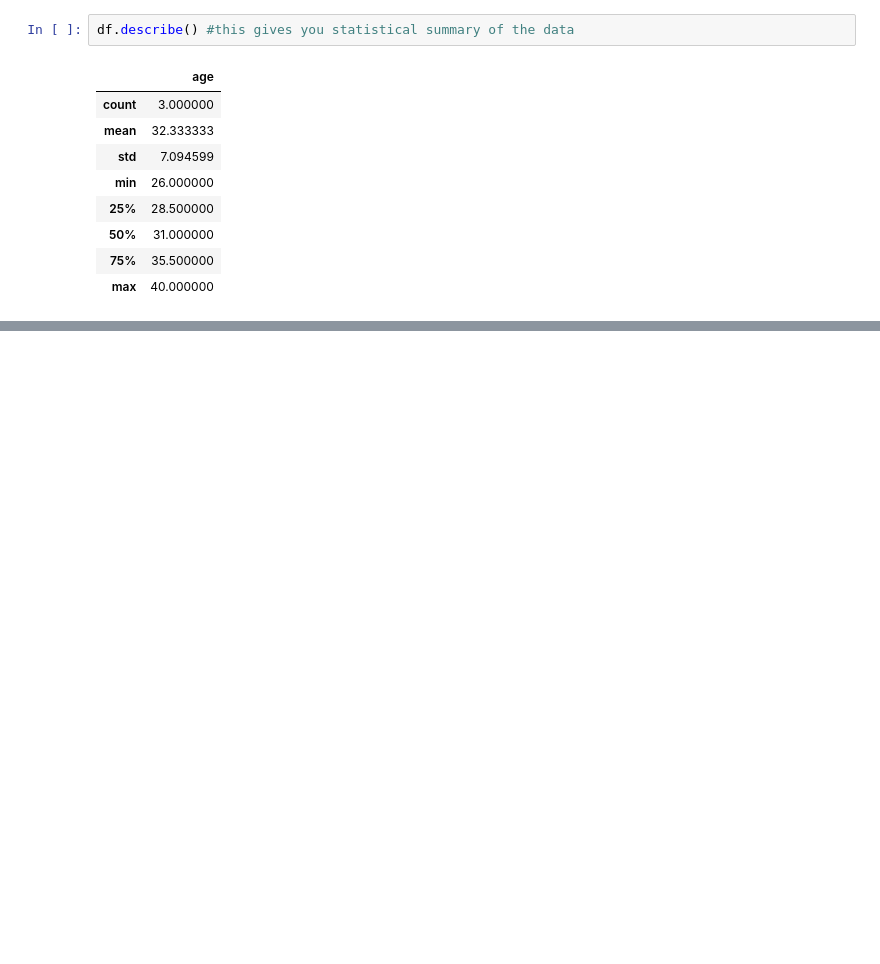
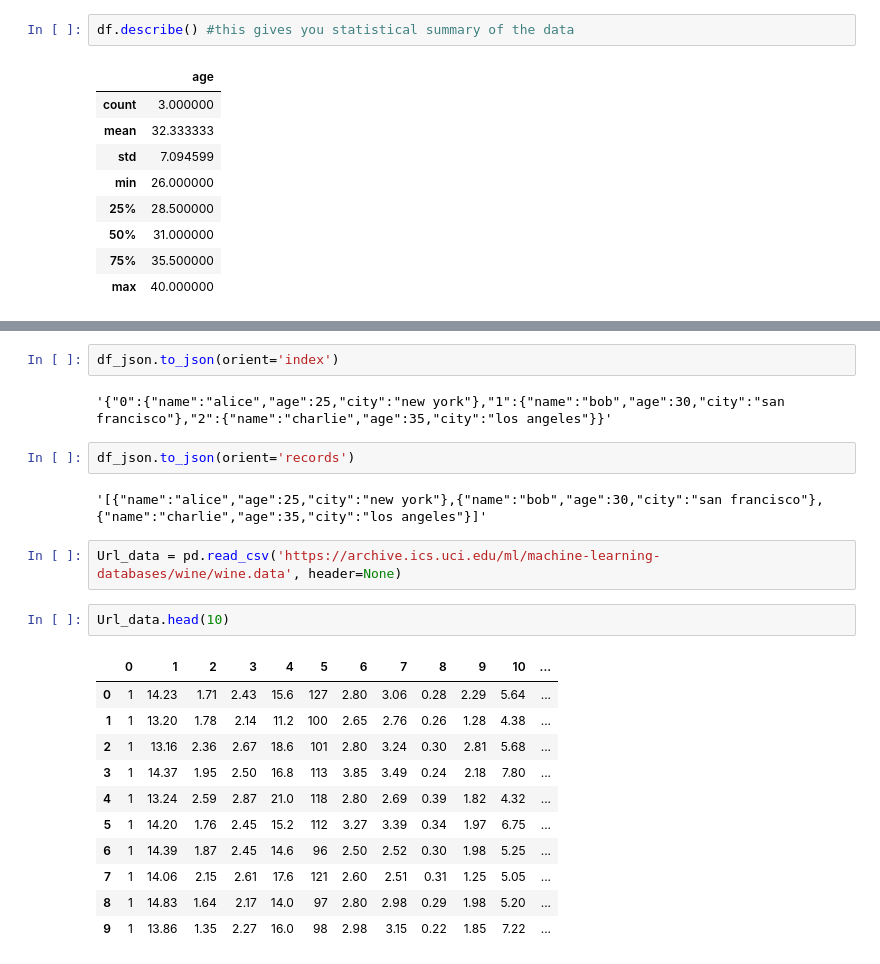
Before and after one commit to JadhavRaaj/machine-learning-notes, a Jupyter notebook: Pandas.ipynb, the cells around one changed output, grey strips where cells are left out. Cells and saved outputs as stored; diff of their text form; blank space fills up the shorter version.

```diff
--- a/Pandas.ipynb
+++ b/Pandas.ipynb
@@ -162,0 +320,24 @@ df.describe() #this gives you statistical summary of the data
+# %%
+df_json.to_json(orient='index')
+# %% [output]
+'{"0":{"name":"alice","age":25,"city":"new york"},"1":{"name":"bob","age":30,"city":"san francisco"},"2":{"name":"charlie","age":35,"city":"los angeles"}}'
+# %%
+df_json.to_json(orient='records')
+# %% [output]
+'[{"name":"alice","age":25,"city":"new york"},{"name":"bob","age":30,"city":"san francisco"},{"name":"charlie","age":35,"city":"los angeles"}]'
+# %%
+Url_data = pd.read_csv('https://archive.ics.uci.edu/ml/machine-learning-databases/wine/wine.data', header=None)
+# %%
+Url_data.head(10)
+# %% [output]
+|  | 0 | 1 | 2 | 3 | 4 | 5 | 6 | 7 | 8 | 9 | 10 | ... |
+| 0 | 1 | 14.23 | 1.71 | 2.43 | 15.6 | 127 | 2.80 | 3.06 | 0.28 | 2.29 | 5.64 | ... |
+| 1 | 1 | 13.20 | 1.78 | 2.14 | 11.2 | 100 | 2.65 | 2.76 | 0.26 | 1.28 | 4.38 | ... |
+| 2 | 1 | 13.16 | 2.36 | 2.67 | 18.6 | 101 | 2.80 | 3.24 | 0.30 | 2.81 | 5.68 | ... |
+| 3 | 1 | 14.37 | 1.95 | 2.50 | 16.8 | 113 | 3.85 | 3.49 | 0.24 | 2.18 | 7.80 | ... |
+| 4 | 1 | 13.24 | 2.59 | 2.87 | 21.0 | 118 | 2.80 | 2.69 | 0.39 | 1.82 | 4.32 | ... |
+| 5 | 1 | 14.20 | 1.76 | 2.45 | 15.2 | 112 | 3.27 | 3.39 | 0.34 | 1.97 | 6.75 | ... |
+| 6 | 1 | 14.39 | 1.87 | 2.45 | 14.6 | 96 | 2.50 | 2.52 | 0.30 | 1.98 | 5.25 | ... |
+| 7 | 1 | 14.06 | 2.15 | 2.61 | 17.6 | 121 | 2.60 | 2.51 | 0.31 | 1.25 | 5.05 | ... |
+| 8 | 1 | 14.83 | 1.64 | 2.17 | 14.0 | 97 | 2.80 | 2.98 | 0.29 | 1.98 | 5.20 | ... |
+| 9 | 1 | 13.86 | 1.35 | 2.27 | 16.0 | 98 | 2.98 | 3.15 | 0.22 | 1.85 | 7.22 | ... |
```
Also changed, not shown: parts of 27 cells of this notebook.
